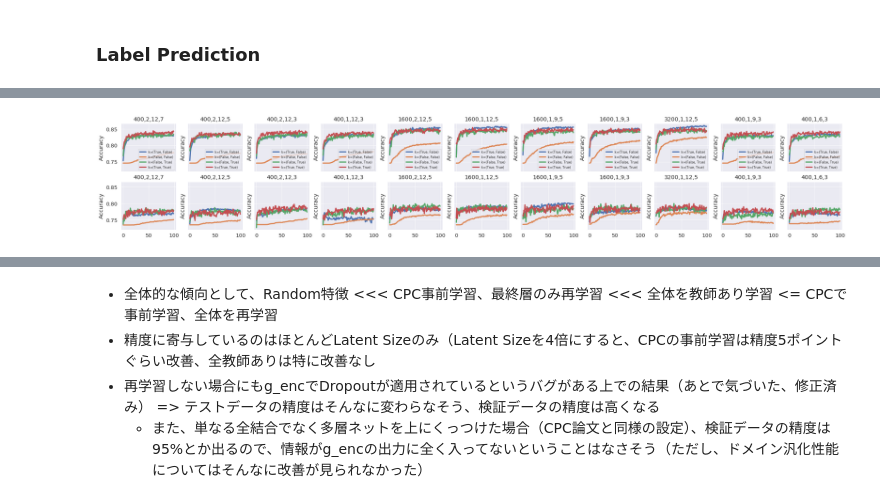
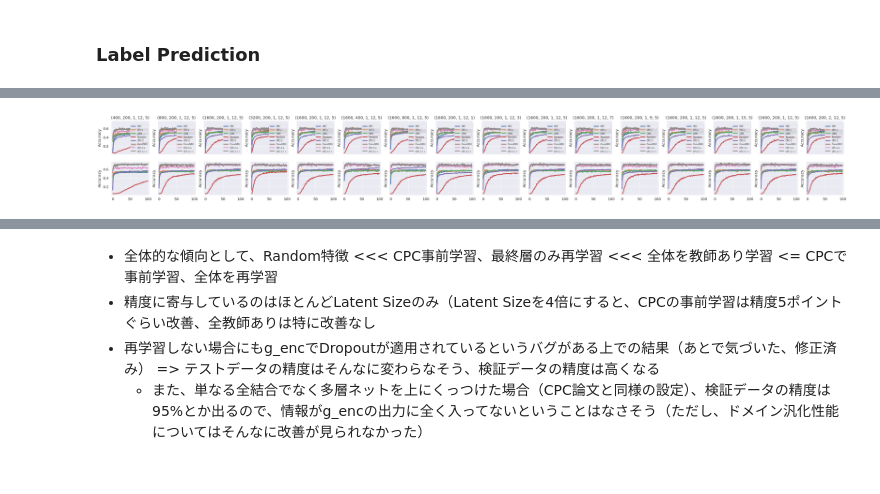
Before and after one commit to yusuke0519/constrastive_predictive_coding, a Jupyter notebook: label_prediction.ipynb, the cells around one changed output, grey strips where cells are left out. Drawn from its saved outputs; the diff is of its cells as text; code cells hidden in the pictures; blank space fills up the shorter version.

```diff
--- a/label_prediction.ipynb
+++ b/label_prediction.ipynb
@@ -82,10 +111,13 @@ Populating the interactive namespace from numpy and matplotlib
 import os
 import seaborn as sns
 import pandas as pd
+from main import BASE_PATH
 
 
+dataset_name = 'ADL3-ADL4-ADL5'
 
-def exists_CPC_label_results(config, pretrain, finetune_g):
+
+def exists_CPC_label_results(config, label_train_config):
     """Check if the result is exists.
 
     Example
@@ -94,58 +126,107 @@ def exists_CPC_label_results(config, pretrain, finetune_g):
     > configs = [config for config in configs if exists_CPC_results(config) is True]
     > print(configs)
     """
-    g_enc_size, num_gru, L, K = config
-    return os.path.exists('models/{}-{}/{}-{}/label_predict/{}-{}-test.csv'.format(g_enc_size, num_gru, L, K, pretrain, finetune_g))
+    g_enc_size, context_size, num_gru, L, K = config
+    pretrain, finetune_g, use_c_enc, finetune_c = label_train_config
+    folder_name = BASE_PATH.format(g_enc_size, context_size, num_gru)
+    file_name = '{}-{}/label_predict/{}-{}-{}-{}-test.csv'.format(L, K, pretrain, finetune_g, use_c_enc, finetune_c)
+    return os.path.exists(os.path.join(dataset_name, folder_name, file_name))
 
-def get_CPC_label_results(config, pretrain, finetune_g):
-    g_enc_size, num_gru, L, K = config
+def get_CPC_label_results(config, label_train_config):
+    g_enc_size, context_size, num_gru, L, K = config
+    pretrain, finetune_g, use_c_enc, finetune_c = label_train_config
+    folder_name = BASE_PATH.format(g_enc_size, context_size, num_gru)
+    file_name = '{}-{}/label_predict/{}-{}-{}-{}-test.csv'.format(L, K, pretrain, finetune_g, use_c_enc, finetune_c)
+
     try:
-        train_result = pd.read_csv('models/{}-{}/{}-{}/label_predict/{}-{}-train.csv'.format(g_enc_size, num_gru, L, K, pretrain, finetune_g))
-        valid_result = pd.read_csv('models/{}-{}/{}-{}/label_predict/{}-{}-valid.csv'.format(g_enc_size, num_gru, L, K, pretrain, finetune_g))
-        test_result = pd.read_csv('models/{}-{}/{}-{}/label_predict/{}-{}-test.csv'.format(g_enc_size, num_gru, L, K, pretrain, finetune_g))
-        return train_result, valid_result, test_result
+        results = []
+        for key in ['train', 'valid', 'test']:
+            file_name = '{}-{}/label_predict/{}-{}-{}-{}-{}.csv'.format(L, K, pretrain, finetune_g, use_c_enc, finetune_c, key)
+            results.append(pd.read_csv(os.path.join(dataset_name, folder_name, file_name)))
+        # train_result = pd.read_csv('models/{}-{}/{}-{}/label_predict/{}-{}-{}-train.csv'.format(g_enc_size, num_gru, L, K, pretrain, finetune_g, use_c_enc))
+        # valid_result = pd.read_csv('models/{}-{}/{}-{}/label_predict/{}-{}-{}-valid.csv'.format(g_enc_size, num_gru, L, K, pretrain, finetune_g, use_c_enc))
+        # test_result = pd.read_csv('models/{}-{}/{}-{}/label_predict/{}-{}-{}-test.csv'.format(g_enc_size, num_gru, L, K, pretrain, finetune_g, use_c_enc))
+        return results
     except FileNotFoundError as e:
         print(e)
         return None
 
-configs = [config for config in configs if exists_CPC_label_results(config, True, False) is True]
+
+configs =[
+    # Hidden size
+    (400, 200, 1, 12, 5),
+    (800, 200, 1, 12, 5),
+    (1600, 200, 1, 12, 5),
+    (3200, 200, 1, 12, 5),
+    # Context Size
+    (1600, 200, 1, 12, 5),
+    (1600, 400, 1, 12, 5),
+    (1600, 800, 1, 12, 5),
+    (1600, 1600, 1, 12, 5),
+    # L
+    (1600, 200, 1, 12, 1),
+    (1600, 200, 1, 12, 3),
+    (1600, 200, 1, 12, 5),
+    (1600, 200, 1, 12, 7),
+    # K
+    (1600, 200, 1, 9, 5),
+    (1600, 200, 1, 12, 5),
+    (1600, 200, 1, 15, 5),
+    # GRU
+    (1600, 200, 1, 12, 5),
+    (1600, 200, 2, 12, 5),
+]
+configs = [config for config in configs if exists_CPC_label_results(config, (True, False, False, False)) is True]
 
 fig, axes = plt.subplots(2, len(configs), figsize=(len(configs)*3, 5), sharex=True, sharey=True)
 sns.set()
 sns.set_style("darkgrid")
 sns.set_context("paper", 1.5, {"lines.linewidth": 3})
 
+
 for i, config in enumerate(configs):
-    label_predict_config = [(True, False), (False, False), (False, True), (True, True)]
-    g_enc_size, num_gru, L, K = config
+    label_predict_names = [
+        'CPC', 'CPC+', 'CNN', 'Random', 'CPC-C', 'ConvGRU', 'CPC-C+', 'CPC-C++'
+    ]
+    label_predict_config = [
+        (True, False, False, False),   # CPC only
+        (True, True, False, False),   # CPC + Finetune
+        (False, True, False, False),   # Supervised
+        (False, False, False, False),   # Random feature
+        (True, False, True, False),   # Finetune context embedding
+        (False, True, True, True),   # Finetune context embedding
+        (True, False, True, True),   # Finetune context embedding
+        (True, True, True, True),   # Finetune context embedding
+    ]
+    g_enc_size, context_size, num_gru, L, K = config
     ax = axes[0, i]  # accuracy
-    for (pretrain, finetune_g), color in zip(label_predict_config, sns.color_palette()):
-        results = get_CPC_label_results(config, pretrain, finetune_g)
+    for label_name, label_train_config, color in zip(label_predict_names, label_predict_config, sns.color_palette()):
+        results = get_CPC_label_results(config, label_train_config)
         if results is None:
             continue
         train_result, valid_result, test_result = results
-        ax.plot(valid_result['accuracy'], c=color, label='k={}'.format((pretrain, finetune_g)))
+        ax.plot(valid_result['f1macro'], c=color, label=label_name)
         # ax.plot(test_result['accuracy'].values, '--', c=color, label=None)
     ax.legend(fontsize=8, loc=4)
     # ax.set_xlabel('#Iter')
     ax.set_ylabel('Accuracy')
-    ax.set_title('{},{},{},{}'.format(g_enc_size, num_gru, L, K))
+    ax.set_title(config)
 
     ax = axes[1, i]  # F1
-    for (pretrain, finetune_g), color in zip(label_predict_config, sns.color_palette()):
-        results = get_CPC_label_results(config, pretrain, finetune_g)
+    for label_name, label_train_config, color in zip(label_predict_names, label_predict_config, sns.color_palette()):
+        results = get_CPC_label_results(config, label_train_config)
         if results is None:
             continue
         train_result, valid_result, test_result = results
-        ax.plot(test_result['accuracy'], c=color, label='k={}'.format((pretrain, finetune_g)))
+        ax.plot(test_result['f1macro'], c=color, label=label_name)
+
         # ax.plot(valid_result['f1macro'], c=color, label='k={}'.format((pretrain, finetune_g)))
         # ax.plot(test_result['f1macro'].values, '--', c=color, label=None)
         idx = valid_result['loss'].idxmin()
-        print(config, (pretrain, finetune_g), train_result['accuracy'][idx], valid_result['accuracy'][idx], test_result['accuracy'][idx], train_result['f1macro'][idx], valid_result['f1macro'][idx], test_result['f1macro'][idx])
+        print(config, label_train_config, train_result['accuracy'][idx], valid_result['accuracy'][idx], test_result['accuracy'][idx], train_result['f1macro'][idx], valid_result['f1macro'][idx], test_result['f1macro'][idx])
 
     # ax.legend(fontsize=8, loc=4)
     # ax.set_xlabel('#Iter')
     ax.set_ylabel('Accuracy')
-    ax.set_title('{},{},{},{}'.format(g_enc_size, num_gru, L, K))
 # %% [output]
 Populating the interactive namespace from numpy and matplotlib
@@ -168 +249 @@ Populating the interactive namespace from numpy and matplotlib
-[figure, old version]
+[figure, new version]
```
Also changed, not shown: parts of 27 cells of this notebook, 8 other files.
